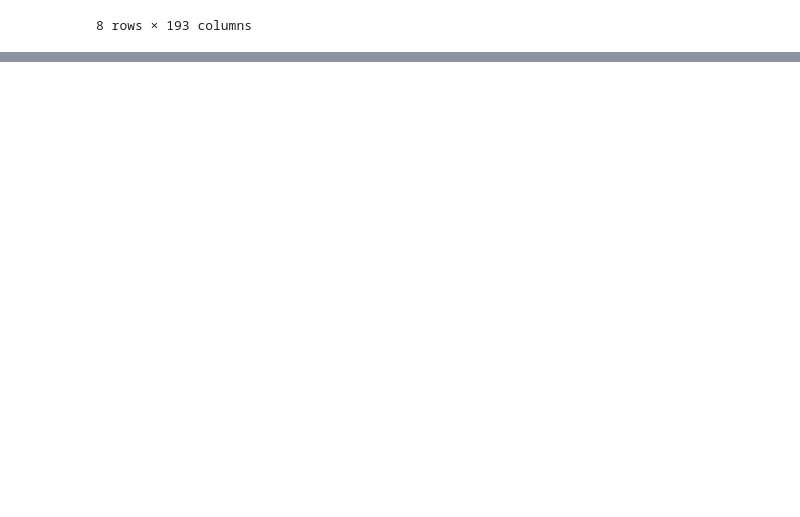
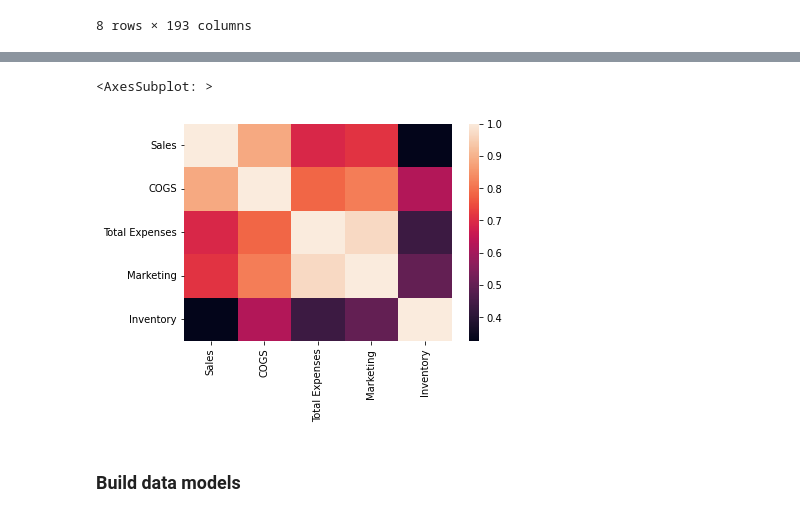
Before and after one commit to rafal-mokrzycki/us-stores-sales, a Jupyter notebook: us-stores-sales.ipynb, the cells around one changed output, grey strips where cells are left out. Saved outputs shown, nothing was run; the diff lists cells and outputs as text; code cells hidden in the pictures; blank space fills up the shorter version.

```diff
--- a/us-stores-sales.ipynb
+++ b/us-stores-sales.ipynb
@@ -291,0 +298,10 @@ df_dummies.corr()
+# %%
+# plot the heatmap
+sns.heatmap(corr,
+        xticklabels=corr.columns,
+        yticklabels=corr.columns)
+# %% [output]
+<AxesSubplot: >
+[figure, added]
+# %% [markdown]
+### Build data models
```
Also changed, not shown: parts of 6 cells of this notebook.
